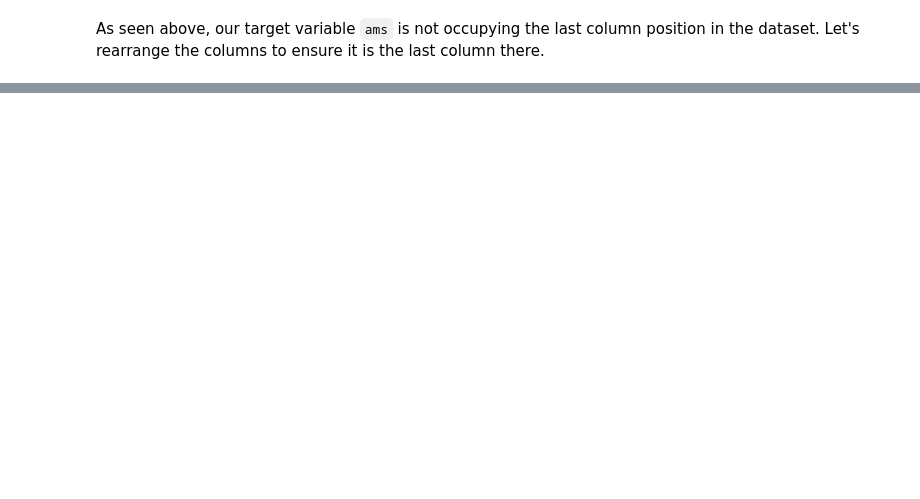
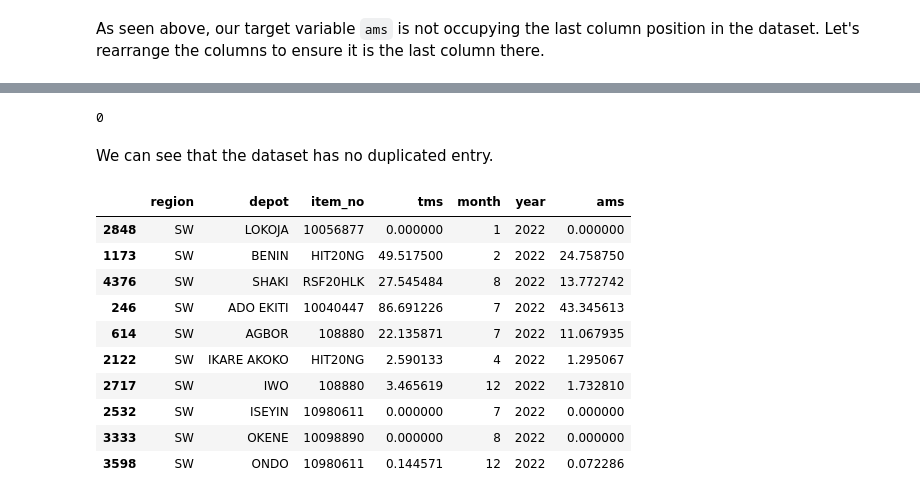
Before and after one commit to JoshOlam/MAONTECH_ML_Assessment, a Jupyter notebook: notebook/final_project_notebook.ipynb, the cells around one changed output, grey strips where cells are left out. Drawn from its saved outputs; the diff is of its cells as text; code cells hidden in the pictures; blank space fills up the shorter version.

```diff
--- a/notebook/final_project_notebook.ipynb
+++ b/notebook/final_project_notebook.ipynb
@@ -133,0 +238,22 @@ df.head()
+# %%
+#check for duplicated entries
+df.duplicated().sum()
+# %% [output]
+0
+# %% [markdown]
+We can see that the dataset has no duplicated entry.
+# %%
+#view 10 random entries
+df.sample(10)
+# %% [output]
+|  | region | depot | item_no | tms | month | year | ams |
+| 2848 | SW | LOKOJA | 10056877 | 0.000000 | 1 | 2022 | 0.000000 |
+| 1173 | SW | BENIN | HIT20NG | 49.517500 | 2 | 2022 | 24.758750 |
+| 4376 | SW | SHAKI | RSF20HLK | 27.545484 | 8 | 2022 | 13.772742 |
+| 246 | SW | ADO EKITI | 10040447 | 86.691226 | 7 | 2022 | 43.345613 |
+| 614 | SW | AGBOR | 108880 | 22.135871 | 7 | 2022 | 11.067935 |
+| 2122 | SW | IKARE AKOKO | HIT20NG | 2.590133 | 4 | 2022 | 1.295067 |
+| 2717 | SW | IWO | 108880 | 3.465619 | 12 | 2022 | 1.732810 |
+| 2532 | SW | ISEYIN | 10980611 | 0.000000 | 7 | 2022 | 0.000000 |
+| 3333 | SW | OKENE | 10098890 | 0.000000 | 8 | 2022 | 0.000000 |
+| 3598 | SW | ONDO | 10980611 | 0.144571 | 12 | 2022 | 0.072286 |
```
Also changed, not shown: parts of 75 cells of this notebook, 1 other file.
